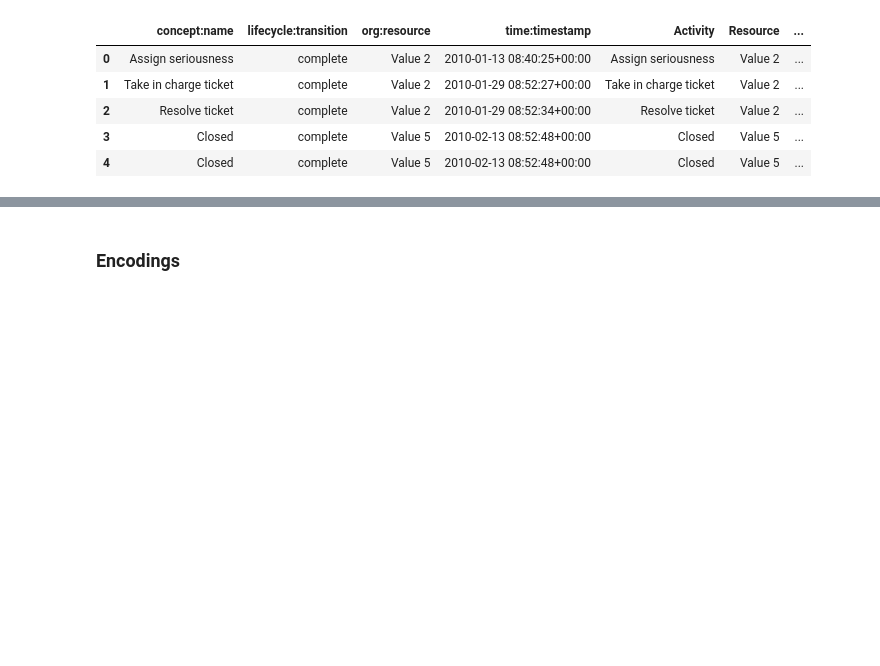
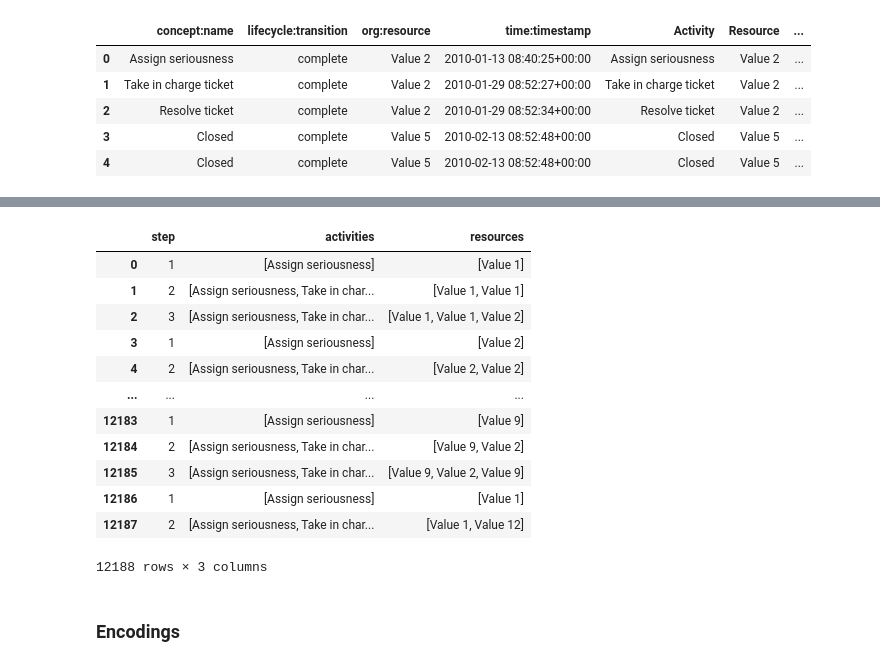
Before and after one commit to LorenzoCirac/Encodings-for-Next-Step-Activity-Prediction, a Jupyter notebook: Encodings for Next Step Activity Prediction.ipynb, the cells around one changed output, grey strips where cells are left out. Cells and saved outputs as stored; diff of their text form; code cells hidden in the pictures; blank space fills up the shorter version.

```diff
--- a/Encodings for Next Step Activity Prediction.ipynb
+++ b/Encodings for Next Step Activity Prediction.ipynb
@@ -111,3 +127,19 @@ test_df = df[df["case_id"].isin(test_cases)]
+# %%
+X
+# %% [output]
+|  | step | activities | resources |
+| 0 | 1 | [Assign seriousness] | [Value 1] |
+| 1 | 2 | [Assign seriousness, Take in char... | [Value 1, Value 1] |
+| 2 | 3 | [Assign seriousness, Take in char... | [Value 1, Value 1, Value 2] |
+| 3 | 1 | [Assign seriousness] | [Value 2] |
+| 4 | 2 | [Assign seriousness, Take in char... | [Value 2, Value 2] |
+| ... | ... | ... | ... |
+| 12183 | 1 | [Assign seriousness] | [Value 9] |
+| 12184 | 2 | [Assign seriousness, Take in char... | [Value 9, Value 2] |
+| 12185 | 3 | [Assign seriousness, Take in char... | [Value 9, Value 2, Value 9] |
+| 12186 | 1 | [Assign seriousness] | [Value 1] |
+| 12187 | 2 | [Assign seriousness, Take in char... | [Value 1, Value 12] |
+12188 rows × 3 columns
 # %% [markdown]
 <h3>Encodings</h3>
 # %% [markdown]
```
Also changed, not shown: parts of 18 cells of this notebook, 1 other file.
